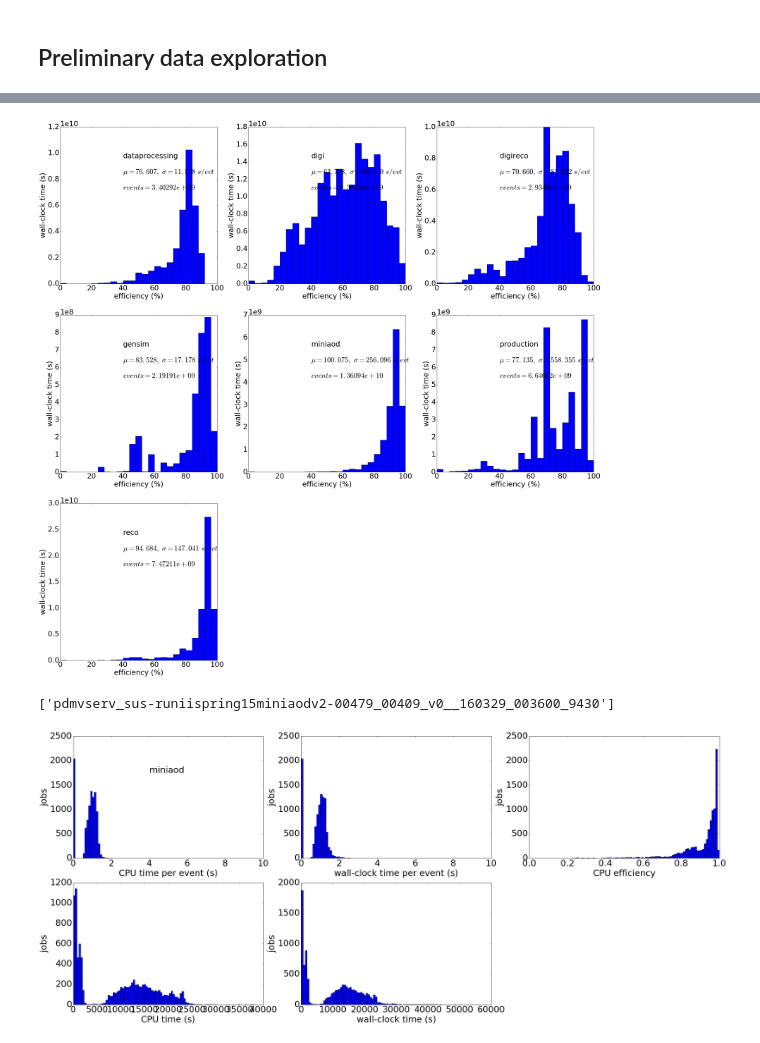
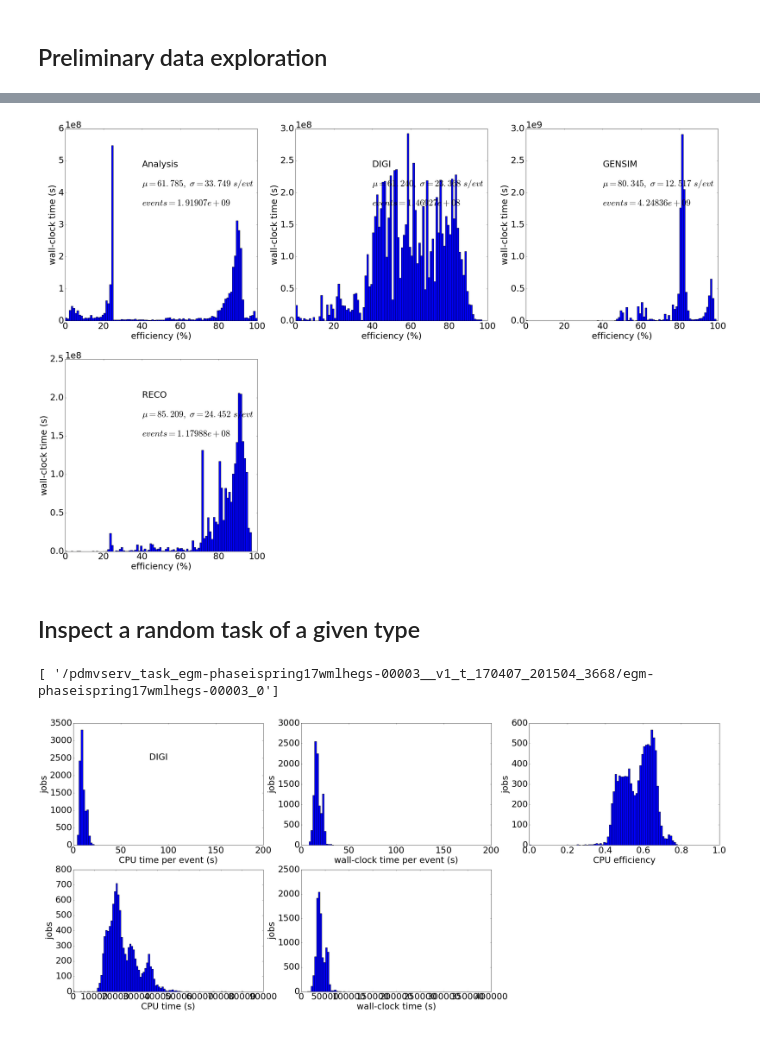
Before and after one commit to sciaba/ATLAS-CPU-time-analysis, a Jupyter notebook: Notebooks/CMS job analysis.ipynb, the cells around one changed output, grey strips where cells are left out. Saved outputs shown, nothing was run; the diff lists cells and outputs as text; code cells hidden in the pictures.

```diff
--- a/Notebooks/CMS job analysis.ipynb
+++ b/Notebooks/CMS job analysis.ipynb
@@ -83,7 +89,7 @@ def tasktype2(row):
     elif ttype == 'dataprocessing':
         tt = 'RECO'
     elif ttype.startswith("reco"):
-        tt = 'DIGI'
+        tt = 'RECO'
     elif ttype.endswith("_0"):
         tt = 'DIGI'
     elif ttype.endswith("_1"):
@@ -479,5 +560,5 @@ del res2
 # %%
-input_file = 'task_cms2.csv'
+input_file = 'task_cms_30dy_1.csv'
 # %%
 df = pd.read_csv(input_file, dtype={'cpu_n': 'float'}, low_memory=False)
 # %%
@@ -611,10 +681,10 @@ log_scale = False
 wc_tot = df[df.type == 'production']['wc'].sum()
 i = 1
 
-grouped = df[df.type == 'production'].groupby(['tasktype'], as_index=False)
+grouped = df[df.type == 'production'].groupby(['jobtype'], as_index=False)
 
 for (p), g in grouped:
-    if g['wc'].sum() < 0.006 * wc_tot:
+    if g['wc'].sum() < 0.001 * wc_tot:
         continue
     mean = np.average(g[var], weights=g['wc'])   # average time weighted with no. of events
     std = math.sqrt(np.average((g[var] - mean)**2, weights=g['wc']))
@@ -641,52 +713,54 @@ fig = plt.figure(figsize=(40,40))
 plt.rcParams.update({'font.size': 30})
 var = 'eff'
 log_scale = False
 wc_tot = df['wc'].sum()
 i = 1
 
-grouped = df.groupby(['processingtype'], as_index=False)
+grouped = df.groupby(['jobtype'], as_index=False)
 
 for (p), g in grouped:
     if g['wc'].sum() < 0.006 * wc_tot:
         continue
     mean = np.average(g[var], weights=g['wc'])   # average time weighted with no. of events
     std = math.sqrt(np.average((g[var] - mean)**2, weights=g['wc']))
     range = [0., 100.]
     sp = plt.subplot(3, 3, i)
-    plt.hist(g[var].tolist(), bins=25, range=range, weights=g['wc'].tolist(), log=log_scale)   # integral is total no. of events
+    plt.hist(g[var].tolist(), bins=100, range=range, weights=g['wc'].tolist(), log=log_scale)   # integral is total no. of events
     plt.xlabel('efficiency (%)')
     plt.ylabel('wall-clock time (s)')
     t_x = lambda x: sp.get_xlim()[0] + (sp.get_xlim()[1] - sp.get_xlim()[0]) * x
     t_y = lambda x: sp.get_ylim()[0] + (sp.get_ylim()[1] - sp.get_ylim()[0]) * x
     stats = r'$\mu=%.3f,\ \sigma=%.3f\ s/evt$' % (mean, std)
     stats2 = r'$\mathit{events}=%g$' % g['evts'].sum()
     if log_scale:
         plt.text(t_x(.4), sp.get_ylim()[0] * (sp.get_ylim()[1] / sp.get_ylim()[0])**.8, p)
         plt.text(t_x(.4), sp.get_ylim()[0] * (sp.get_ylim()[1] / sp.get_ylim()[0])**.7, stats)
         plt.text(t_x(.4), sp.get_ylim()[0] * (sp.get_ylim()[1] / sp.get_ylim()[0])**.6, stats2)
     else:
         plt.text(t_x(.4), t_y(.8), p)
         plt.text(t_x(.4), t_y(.7), stats)
         plt.text(t_x(.4), t_y(.6), stats2)
     i += 1
 # %% [output]
-[figure, old version]
+[figure, new version]
+# %% [markdown]
+## Inspect a random task of a given type
 # %%
-ptype = 'miniaod'
+ptype = 'DIGI'
 
 # Find JEDI task with given parameters
 tot_evts = dict()
-grouped = df.groupby(['processingtype', 'request'], as_index=False)
+grouped = df.groupby(['jobtype', 'task'], as_index=False)
 for (p, j), g in grouped:
     if (p != ptype): continue
     tot_evts[j] = g['evts'].sum()
 
 biggest_tasks = sorted(tot_evts, key=tot_evts.get, reverse=True)
-a = biggest_tasks[:1]
+a = biggest_tasks[:5]
 random_task = np.random.choice(a, 1)
 print random_task
 # %% [output]
-['pdmvserv_sus-runiispring15miniaodv2-00479_00409_v0__160329_003600_9430']
+[ '/pdmvserv_task_egm-phaseispring17wmlhegs-00003__v1_t_170407_201504_3668/egm-phaseispring17wmlhegs-00003_0']
 # %%
 fig2 = plt.figure(figsize=(40,80))
 plt.rcParams.update({'font.size': 30})
@@ -700,7 +774,7 @@ for t in random_task:
                 "filter": {
                     "bool": {
                         "must": [
-                            { "match": { "WMAgent_RequestName": t}},
+                            { "match": { "WMAgent_SubTaskName": t}},
                             { "range": {"KEvents": {"ge": 0.0001}}},
                             { "range": {"CoreHr": {"gte": 0.0010}}},
                             { "match": {"Status": "completed"}}
@@ -729,7 +803,7 @@ for t in random_task:
         cpus.append(cpu)
         wcs.append(wc)
     sp = plt.subplot(9, 3, i)
-    plt.hist(cputimes, bins=100, range=[0., 10.])
+    plt.hist(cputimes, bins=100, range=[0., 200.])
     plt.xlabel('CPU time per event (s)')
     plt.ylabel('jobs')
     t_x = lambda x: sp.get_xlim()[0] + (sp.get_xlim()[1] - sp.get_xlim()[0]) * x
@@ -738,7 +812,7 @@ for t in random_task:
 #    stats = r'$req=%s$' % (t)
 #    plt.text(t_x(.4), t_y(.6), stats)
     sp = plt.subplot(9, 3, i+1)
-    plt.hist(wctimes, bins=100, range=[0., 10.])
+    plt.hist(wctimes, bins=100, range=[0., 200.])
     plt.xlabel('wall-clock time per event (s)')
     plt.ylabel('jobs')
     sp = plt.subplot(9, 3, i+2)
@@ -755,4 +829,4 @@ for t in random_task:
     plt.ylabel('jobs')
     i += 5
 # %% [output]
-[figure, old version]
+[figure, new version]
```
Also changed, not shown: parts of 21 cells of this notebook, 4 other files.
